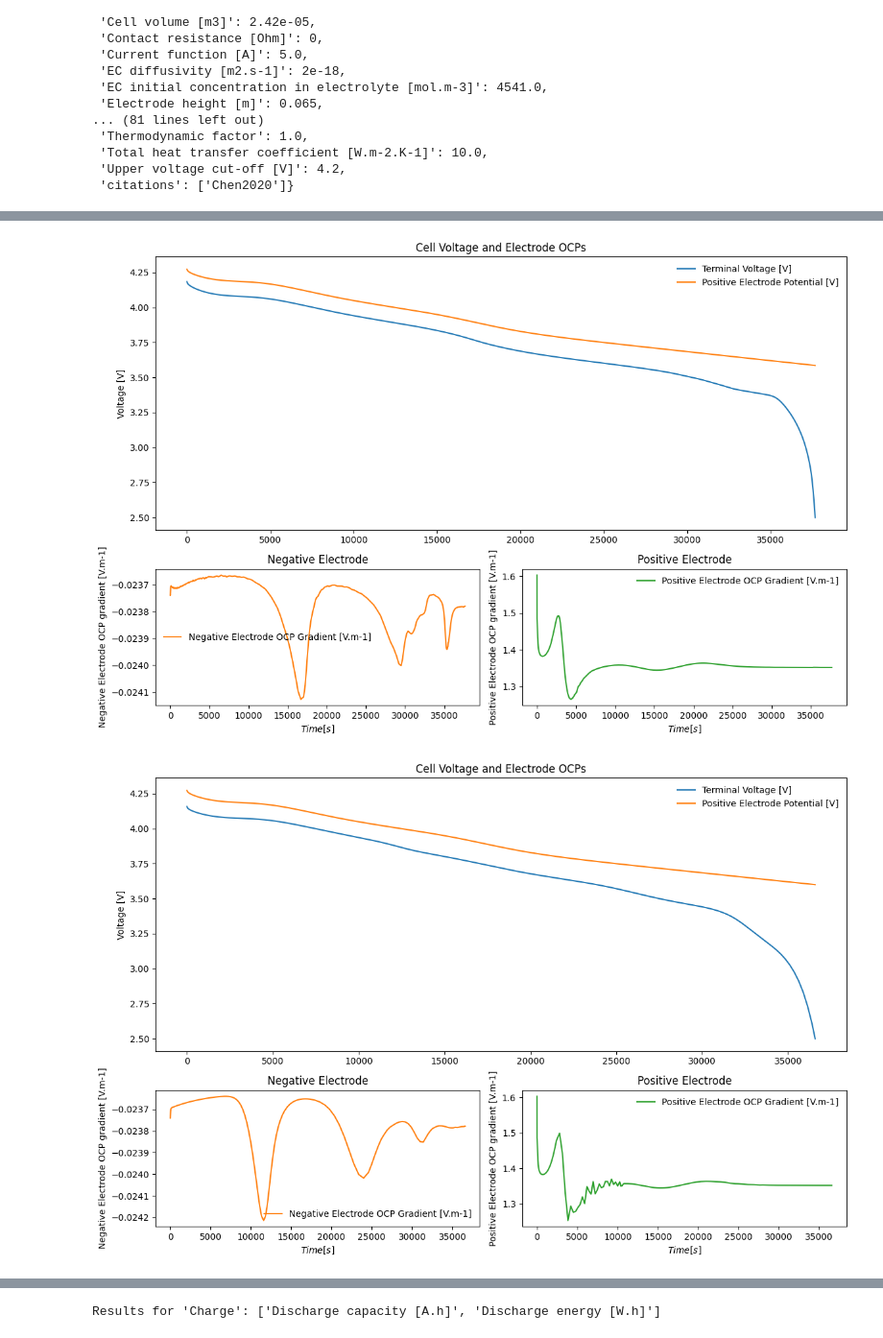
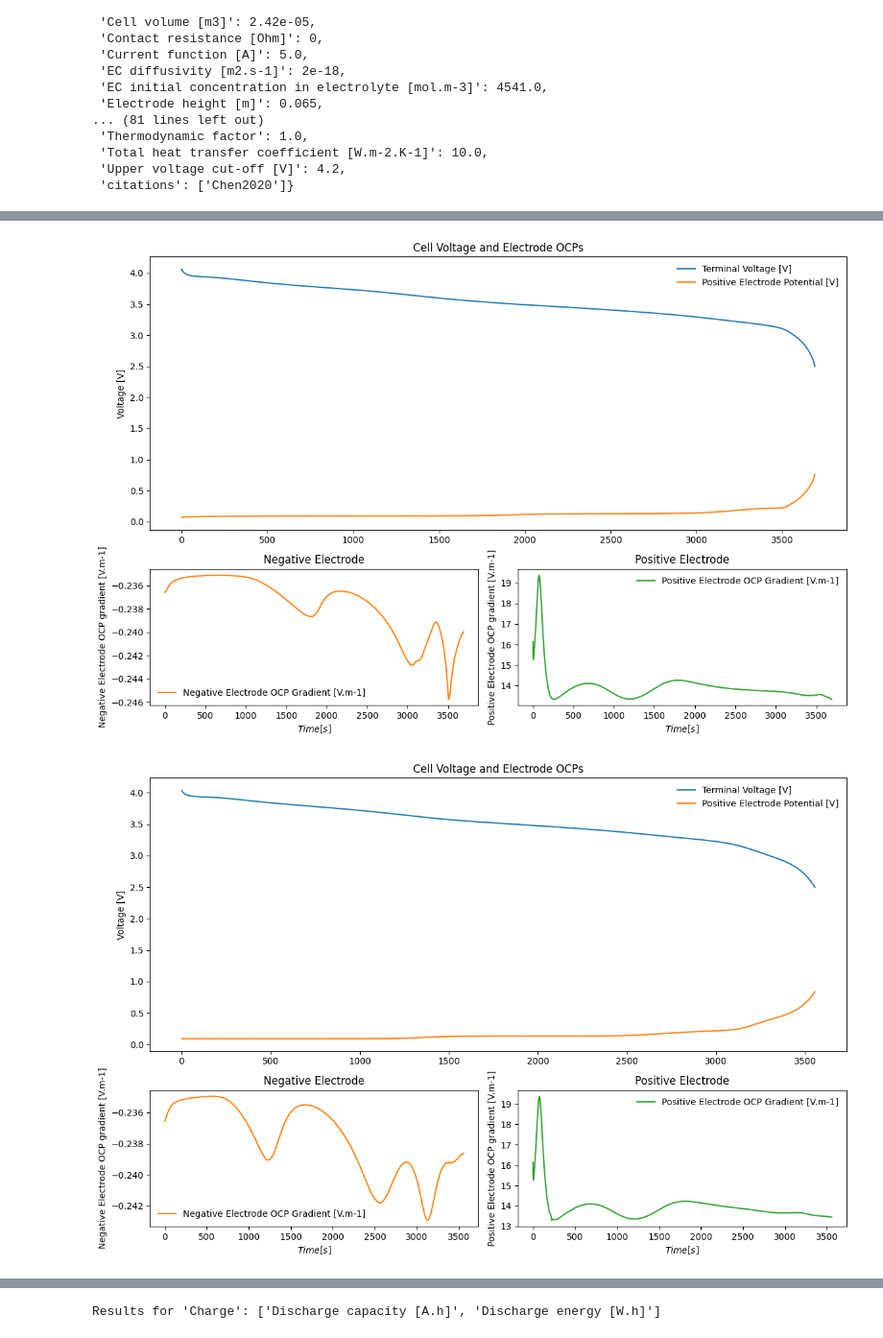
Before and after one commit to FW-Coding/ESE_UROP_2025, a Jupyter notebook: Project_Files/Parameters/Scripts/LGM50LT_BOL_setup.ipynb, the cells around one changed output, grey strips where cells are left out. Shown at 96% size. Saved outputs shown, nothing was run; the diff lists cells and outputs as text; code cells hidden in the pictures.

```diff
--- a/Project_Files/Parameters/Scripts/LGM50LT_BOL_setup.ipynb
+++ b/Project_Files/Parameters/Scripts/LGM50LT_BOL_setup.ipynb
@@ -73,7 +73,7 @@ experiment = pb.Experiment(
     [
         (
             "Charge at 1C until 4.2 V",
-            "Discharge at C/10 until 2.5 V",
+            "Discharge at 1C until 2.5 V",
         )
     ]
 )
@@ -134,8 +134,8 @@ def Plot_Comp_DMA_Overall_GITT(sol, Save_Fig=False, fig_name=None):
     ax1.plot(t, OCP(t))
     ax1.set_ylabel("Voltage [V]")
 
-    ax1.plot(t, OCP_PE(t=t)[0])
-    #ax1.plot(t, OCP_NE(t=t)[0])
+    #ax1.plot(t, OCP_PE(t=t)[0])
+    ax1.plot(t, OCP_NE(t=t)[0])
 
     ax1.legend(
         [
@@ -147,35 +147,35 @@ def Plot_Comp_DMA_Overall_GITT(sol, Save_Fig=False, fig_name=None):
     ax1.set_title("Cell Voltage and Electrode OCPs")
 
     # Second subplot: Negative Electrode OCP Gradient
     ax3.plot(t, OCP_NE_GRAD(t=t)[0], label="Negative Electrode OCP Gradient [V.m-1]", color='C1')
     ax3.set_ylabel("Negative Electrode OCP gradient [V.m-1]")
     ax3.set_xlabel(r"$Time [s]$")
     ax3.legend(loc='best', frameon=False)
     ax3.set_title("Negative Electrode")
 
     # Third subplot: Positive Electrode OCP Gradient
     ax4.plot(t, OCP_PE_GRAD(t=t)[0], label="Positive Electrode OCP Gradient [V.m-1]", color='C2')
     ax4.set_ylabel("Positive Electrode OCP gradient [V.m-1]")
     ax4.set_xlabel(r"$Time [s]$")
     ax4.legend(loc='best', frameon=False)
     ax4.set_title("Positive Electrode")
 
     plt.tight_layout()
 
     if Save_Fig:
         Save_path = os.path.join(
             r'C:\Users\frw21\OneDrive - Imperial College London\2025 UROP projects - ME - FELIX-PyBAMM\Technical\ESE_UROP_2025\Project_Files\Parameters\Scripts\Figures\\', fig_name
         )
         plt.savefig(Save_path, dpi=600)
         print(f"Figure saved to {Save_path}")\
 
     plt.show()
 
 Plot_Comp_DMA_Overall_GITT(sol=solution, Save_Fig=False, fig_name="DMA_Overall_Plots_Cycling.png")
 Plot_Comp_DMA_Overall_GITT(sol=solution_Chen2020, Save_Fig=0, fig_name="DMA_Overall_Plots_Cycling.png")
 # %% [output]
-[figure, old version]
+[figure, new version]
-[figure, old version]
+[figure, new version]
 # %%
 solution.plot(
     [
```
Also changed, not shown: parts of 7 cells of this notebook, 3 other files.
